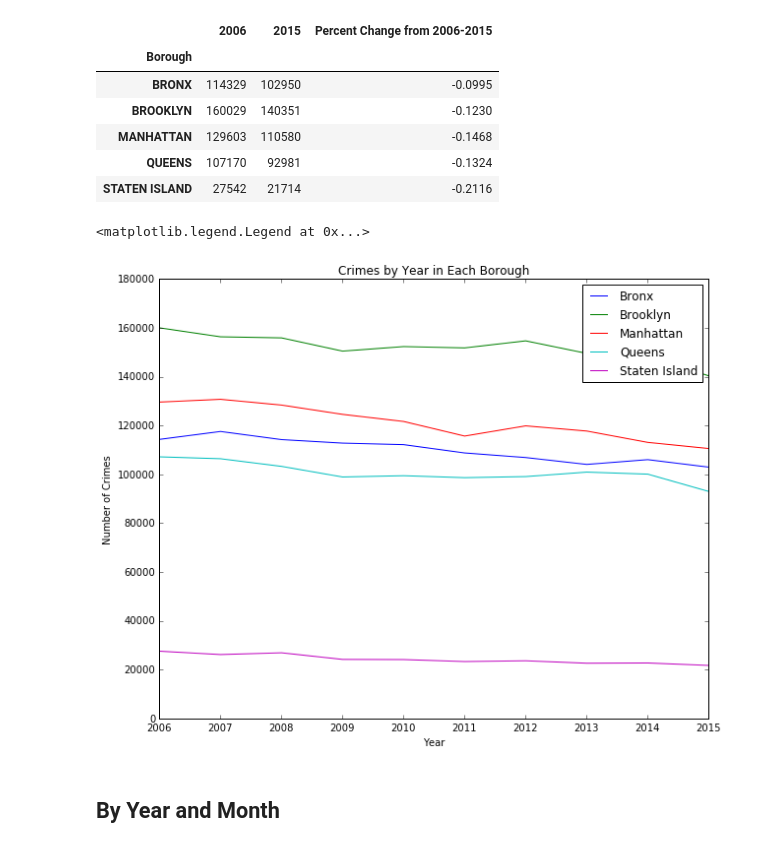
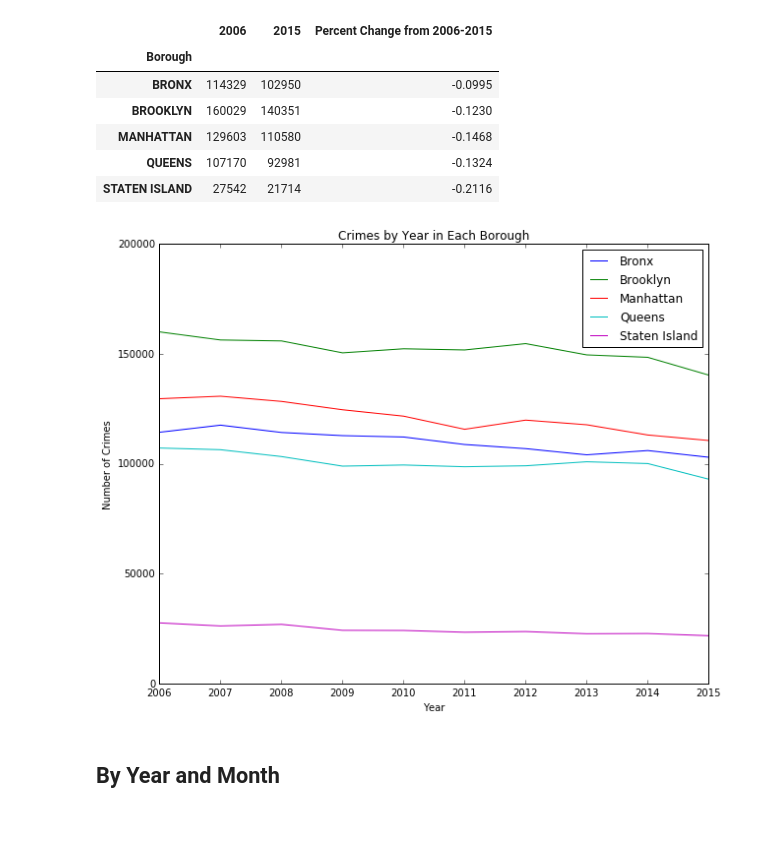
Before and after one commit to brenton72/NYC-crime-project, a Jupyter notebook: plotting_notebooks/DateTime_Plotting-BA.ipynb, the cells around one changed output. Drawn from its saved outputs; the diff is of its cells as text; code cells hidden in the pictures.

Commit message:
updated plotting notebook"

```diff
--- a/plotting_notebooks/DateTime_Plotting-BA.ipynb
+++ b/plotting_notebooks/DateTime_Plotting-BA.ipynb
@@ -89,25 +90,24 @@ summary
 # %%
 plt.figure(figsize = [10,8])
 plt.plot()
 
 plt.plot(by_boro_year.iloc[0:10]['Year'], by_boro_year.iloc[0:10]['Count'])
 plt.plot(by_boro_year.iloc[10:20]['Year'], by_boro_year.iloc[10:20]['Count'])
 plt.plot(by_boro_year.iloc[20:30]['Year'], by_boro_year.iloc[20:30]['Count'])
 plt.plot(by_boro_year.iloc[30:40]['Year'], by_boro_year.iloc[30:40]['Count'])
 plt.plot(by_boro_year.iloc[40:50]['Year'], by_boro_year.iloc[40:50]['Count'])
 
 plt.title('Crimes by Year in Each Borough')
 plt.xlabel('Year')
 plt.ylabel('Number of Crimes')
 plt.xlim([2006, 2015])
-plt.ylim([0, 180000])
+plt.ylim([0, 200000])
 
+plt.legend(['Bronx', 'Brooklyn', 'Manhattan', 'Queens', 'Staten Island'], loc=0)
 plt.xticks(np.arange(2006, 2016), ('2006', '2007', '2008', '2009', '2010', '2011', '2012', '2013', '2014', '2015'))
 plt.savefig('/Users/Brenton/Documents/NYC-crime-project/plots/crimes_by_year_boro.png')
-plt.legend(['Bronx', 'Brooklyn', 'Manhattan', 'Queens', 'Staten Island'], loc=0)
 # %% [output]
-<matplotlib.legend.Legend at 0x...>
-[figure, old version]
+[figure, new version]
 # %% [markdown]
 ## By Year and Month
 # %%
```
Also changed, not shown: parts of 11 cells of this notebook, 1 other file.
